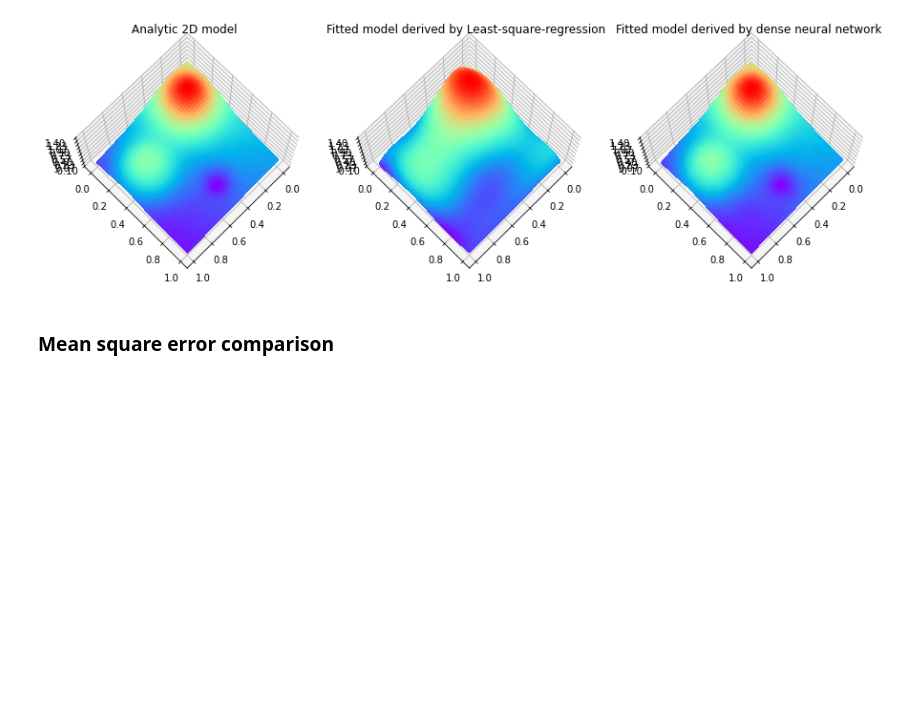
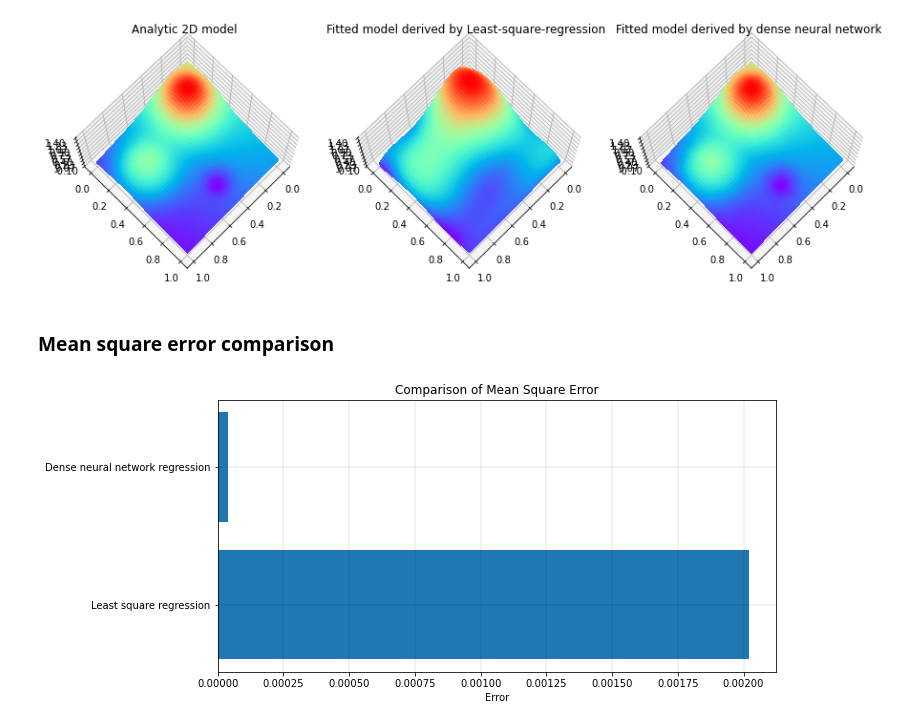
Before and after one commit to haozh7109/Machine-learning-and-deep-learning-project-and-practice, a Jupyter notebook: 06_My_Tensorflow2_Applications/JupyterNoteBook_Keynotes/TF2_Multivariate_Regression_NeuralNetwork.ipynb, the cells around one changed output. Saved outputs shown, nothing was run; the diff lists cells and outputs as text; code cells hidden in the pictures; blank space fills up the shorter version.

```diff
--- a/06_My_Tensorflow2_Applications/JupyterNoteBook_Keynotes/TF2_Multivariate_Regression_NeuralNetwork.ipynb
+++ b/06_My_Tensorflow2_Applications/JupyterNoteBook_Keynotes/TF2_Multivariate_Regression_NeuralNetwork.ipynb
@@ -312,3 +312,18 @@ plt.show()
 [figure]
 # %% [markdown]
 ### Mean square error comparison
+# %%
+MSE_LSR = tf.keras.losses.mean_squared_error(z_qc.flatten(),zpredict_qc.flatten()).numpy()
+MSE_DNN = tf.keras.losses.mean_squared_error(z_qc.flatten(),zpredictNN_qc.flatten()).numpy()
+
+
+names = ['Least square regression', 'Dense neural network regression']
+MSEs  = [MSE_LSR,MSE_DNN]
+
+fig, ax = plt.subplots(figsize=(10,5))
+ax.barh(names, MSEs)
+ax.set_title('Comparison of Mean Square Error')
+ax.set_xlabel('Error')
+plt.grid(color='k', linestyle='-', linewidth=0.1)
+# %% [output]
+[figure, added]
```
Also changed, not shown: parts of 4 cells of this notebook.
